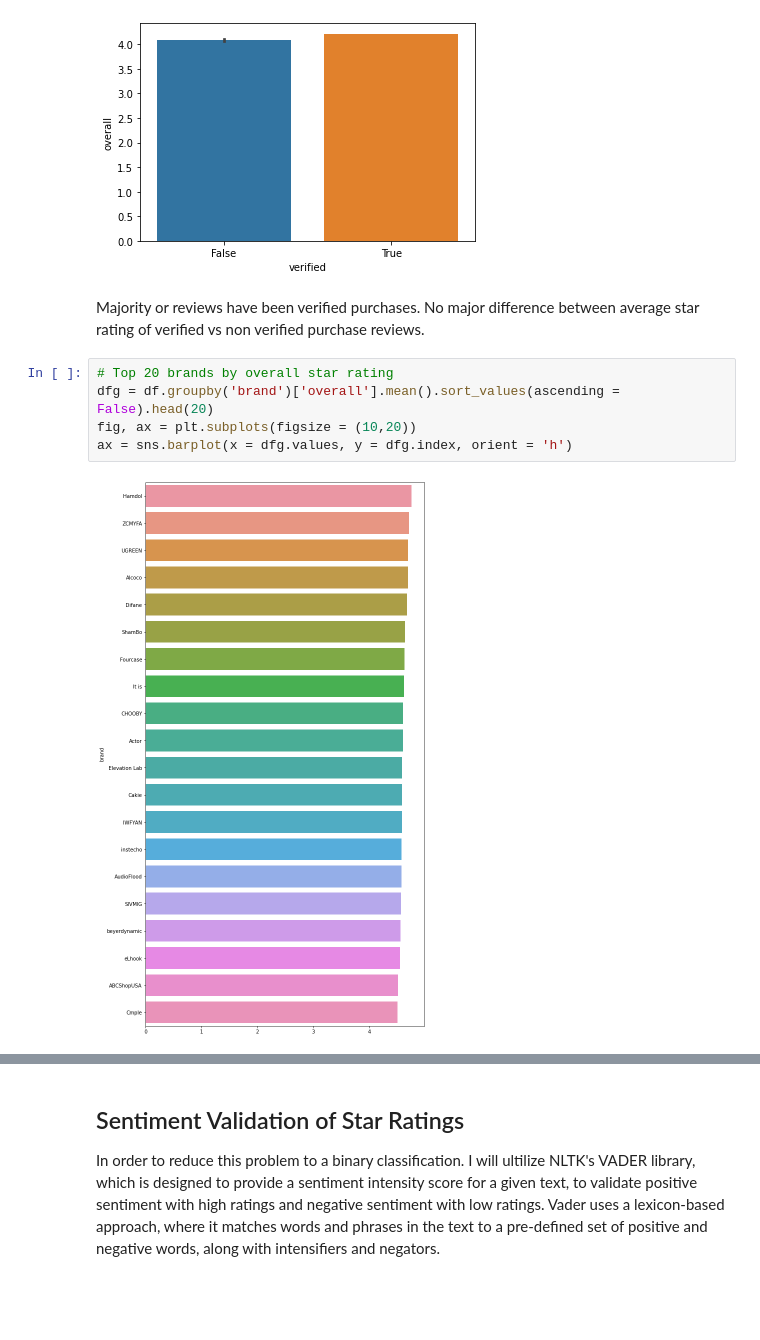
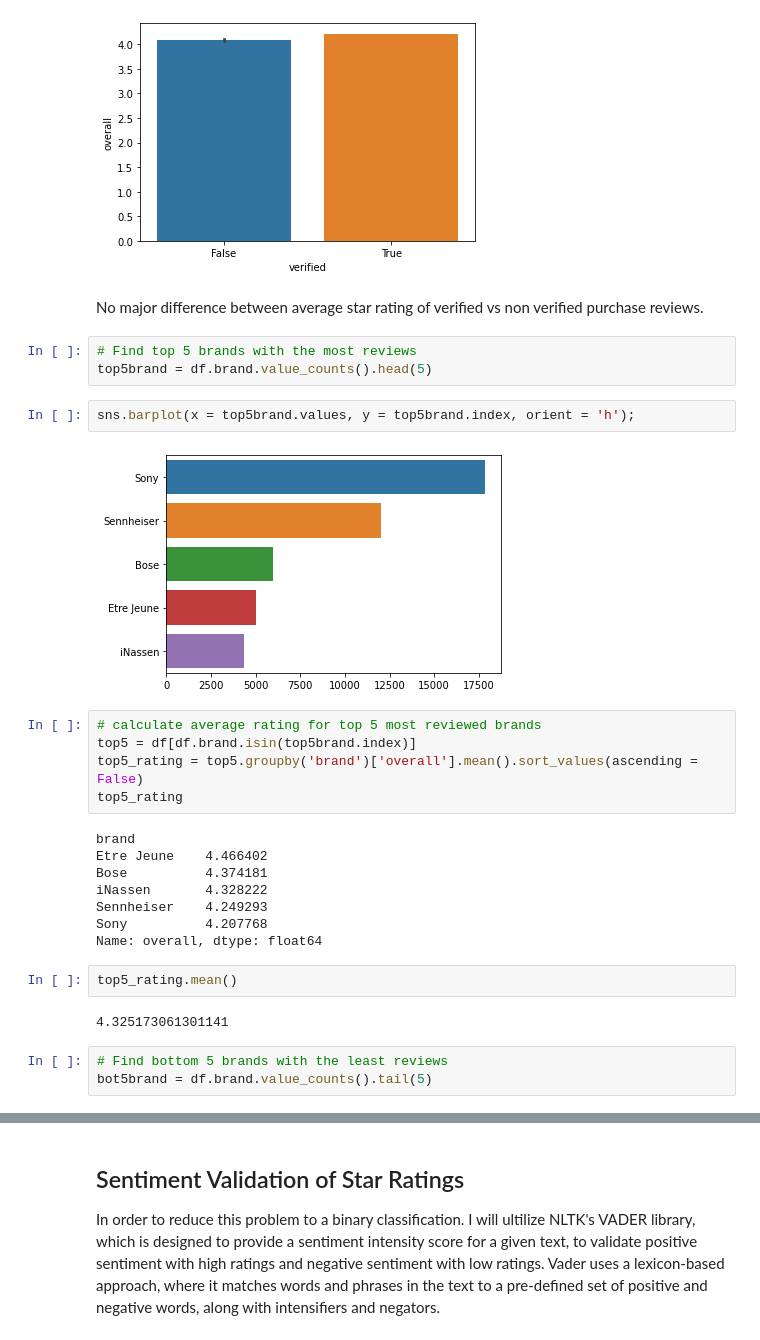
Before and after one commit to whyyoutoo/Sentiment_Classification_for_Amazon_Product_Reviews, a Jupyter notebook: EDA.ipynb, the cells around one changed output, grey strips where cells are left out. Cells and saved outputs as stored; diff of their text form; blank space fills up the shorter version.

```diff
--- a/EDA.ipynb
+++ b/EDA.ipynb
@@ -283,11 +293,31 @@ sns.barplot(data = df, x = 'verified', y = 'overall');
 # %% [output]
 [figure]
 # %% [markdown]
-Majority or reviews have been verified purchases. No major difference between average star rating of verified vs non verified purchase reviews.
+No major difference between average star rating of verified vs non verified purchase reviews.
-# %%
-# Top 20 brands by overall star rating
-dfg = df.groupby('brand')['overall'].mean().sort_values(ascending = False).head(20)
-fig, ax = plt.subplots(figsize = (10,20))
-ax = sns.barplot(x = dfg.values, y = dfg.index, orient = 'h')
-# %% [output]
-[figure, removed]
+# %%
+# Find top 5 brands with the most reviews
+top5brand = df.brand.value_counts().head(5)
+# %%
+sns.barplot(x = top5brand.values, y = top5brand.index, orient = 'h');
+# %% [output]
+[figure, added]
+# %%
+# calculate average rating for top 5 most reviewed brands
+top5 = df[df.brand.isin(top5brand.index)]
+top5_rating = top5.groupby('brand')['overall'].mean().sort_values(ascending = False)
+top5_rating
+# %% [output]
+brand
+Etre Jeune    4.466402
+Bose          4.374181
+iNassen       4.328222
+Sennheiser    4.249293
+Sony          4.207768
+Name: overall, dtype: float64
+# %%
+top5_rating.mean()
+# %% [output]
+4.325173061301141
+# %%
+# Find bottom 5 brands with the least reviews
+bot5brand = df.brand.value_counts().tail(5)
```
Also changed, not shown: parts of 33 cells of this notebook.
